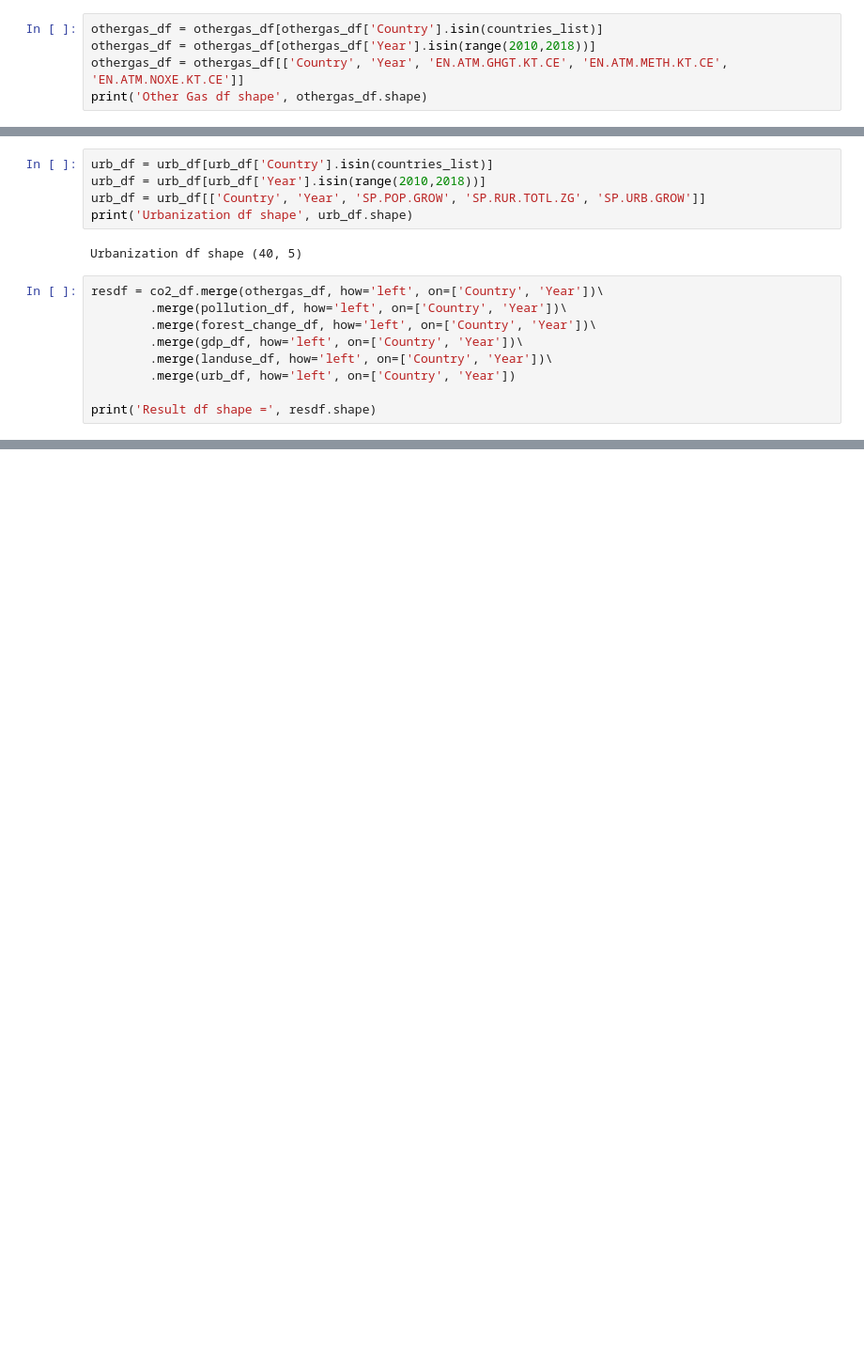
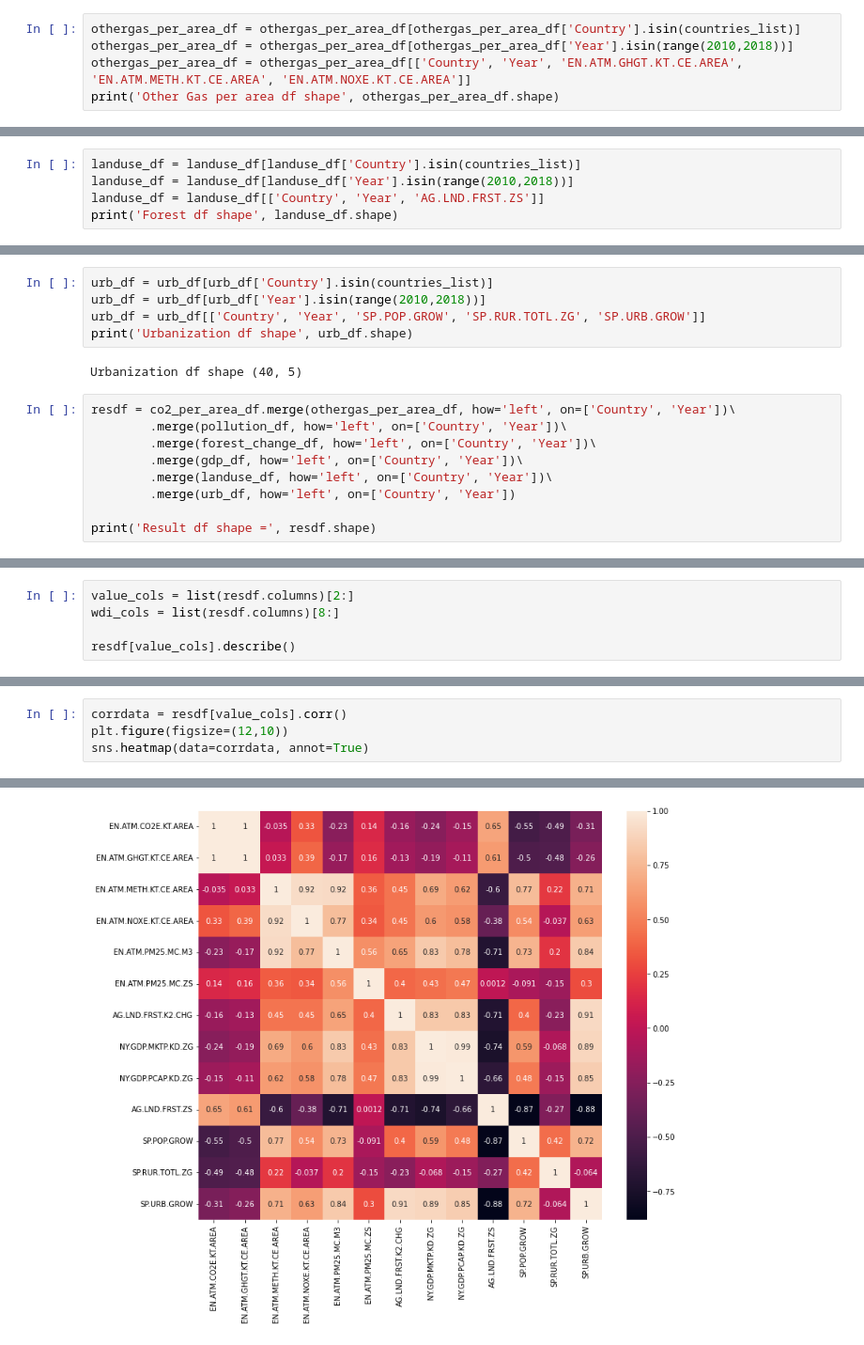
Before and after one commit to jords-santiago/humans_are_pollutants, a Jupyter notebook: 02_SourceCodes/01_Python_JupyterNotebook/World_Bank_Devt_vs_Environment.ipynb, the cells around one changed output, grey strips where cells are left out. Shown at 94% size. Cells and saved outputs as stored; diff of their text form; blank space fills up the shorter version.

```diff
--- a/02_SourceCodes/01_Python_JupyterNotebook/World_Bank_Devt_vs_Environment.ipynb
+++ b/02_SourceCodes/01_Python_JupyterNotebook/World_Bank_Devt_vs_Environment.ipynb
@@ -770,6 +785,6 @@ CO2 df shape (40, 3)
 # %%
-othergas_df = othergas_df[othergas_df['Country'].isin(countries_list)]
-othergas_df = othergas_df[othergas_df['Year'].isin(range(2010,2018))]
-othergas_df = othergas_df[['Country', 'Year', 'EN.ATM.GHGT.KT.CE', 'EN.ATM.METH.KT.CE', 'EN.ATM.NOXE.KT.CE']]
-print('Other Gas df shape', othergas_df.shape)
+othergas_per_area_df = othergas_per_area_df[othergas_per_area_df['Country'].isin(countries_list)]
+othergas_per_area_df = othergas_per_area_df[othergas_per_area_df['Year'].isin(range(2010,2018))]
+othergas_per_area_df = othergas_per_area_df[['Country', 'Year', 'EN.ATM.GHGT.KT.CE.AREA', 'EN.ATM.METH.KT.CE.AREA', 'EN.ATM.NOXE.KT.CE.AREA']]
+print('Other Gas per area df shape', othergas_per_area_df.shape)
 # %% [output]
@@ -795,3 +810,8 @@ forest_change_df = forest_change_df[['Country', 'Year', 'AG.LND.FRST.K2.CHG']]
 print('Forest df shape', forest_change_df.shape)
 # %% [output]
 Forest df shape (40, 3)
+# %%
+landuse_df = landuse_df[landuse_df['Country'].isin(countries_list)]
+landuse_df = landuse_df[landuse_df['Year'].isin(range(2010,2018))]
+landuse_df = landuse_df[['Country', 'Year', 'AG.LND.FRST.ZS']]
+print('Forest df shape', landuse_df.shape)
@@ -803,7 +825,7 @@ print('Urbanization df shape', urb_df.shape)
 # %% [output]
 Urbanization df shape (40, 5)
 # %%
-resdf = co2_df.merge(othergas_df, how='left', on=['Country', 'Year'])\
+resdf = co2_per_area_df.merge(othergas_per_area_df, how='left', on=['Country', 'Year'])\
         .merge(pollution_df, how='left', on=['Country', 'Year'])\
         .merge(forest_change_df, how='left', on=['Country', 'Year'])\
         .merge(gdp_df, how='left', on=['Country', 'Year'])\
@@ -815,0 +838,5 @@ Result df shape = (40, 25)
+# %%
+value_cols = list(resdf.columns)[2:]
+wdi_cols = list(resdf.columns)[8:]
+
+resdf[value_cols].describe()
@@ -815,0 +857,5 @@ Result df shape = (40, 25)
+# %%
+corrdata = resdf[value_cols].corr()
+plt.figure(figsize=(12,10))
+sns.heatmap(data=corrdata, annot=True)
+# %% [output]
@@ -815,0 +863 @@ Result df shape = (40, 25)
+[figure, added]
```
Also changed, not shown: parts of 62 cells of this notebook, 4 other files.
